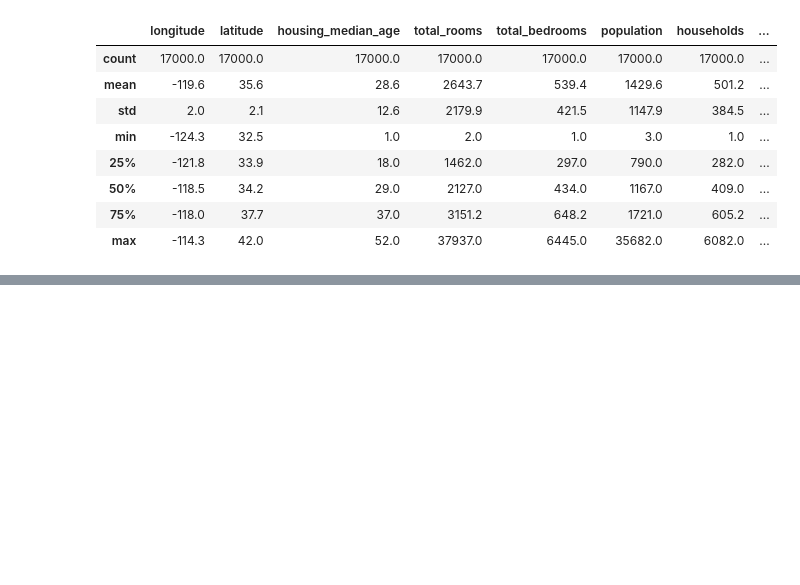
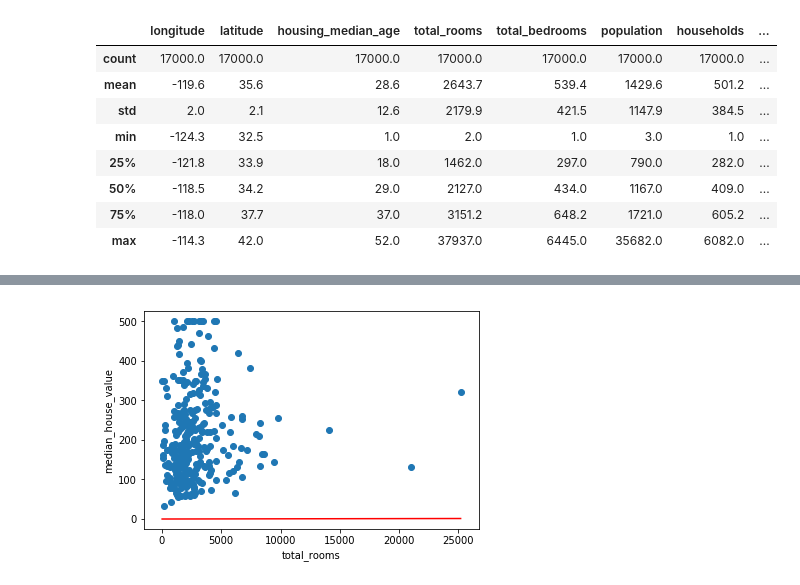
Before and after one commit to worachai3/tensorflow-introduction, a Jupyter notebook: tensorflow_introduction.ipynb, the cells around one changed output, grey strips where cells are left out. Saved outputs shown, nothing was run; the diff lists cells and outputs as text; code cells hidden in the pictures; blank space fills up the shorter version.

```diff
--- a/tensorflow_introduction.ipynb
+++ b/tensorflow_introduction.ipynb
@@ -92,3 +79,19 @@ linear_regressor = tf.estimator.LinearRegressor(
     feature_columns=feature_columns,
     optimizer=my_optimizer
 )
+# %%
+def my_input_fn(features, targets, batch_size=1, shuffle=True, num_epochs=None):
+    features = {key:np.array(value) for key, value in dict(features).items()}
+    ds = Dataset.from_tensor_slices((features, targets))
+    ds = ds.batch(batch_size).repeat(num_epochs)
+
+    if shuffle:
+        ds = ds.shuffle(buffer_size=10000)
+
+    features, labels = ds.make_one_shot_iterator().get_next()
+    return features, labels
+# %%
+_ = linear_regressor.train(
+    input_fn = lambda:my_input_fn(my_feature, targets),
+    steps=100
+    )
@@ -94,0 +140,22 @@ linear_regressor = tf.estimator.LinearRegressor(
+# %%
+sample = california_housing_dataframe.sample(n=300)
+# %%
+x_0 = sample['total_rooms'].min()
+x_1 = sample['total_rooms'].max()
+
+weight = linear_regressor.get_variable_value('linear/linear_model/total_rooms/weights')[0]
+bias = linear_regressor.get_variable_value('linear/linear_model/bias_weights')
+
+y_0 = weight * x_0 + bias
+y_1 = weight * x_1 + bias
+
+plt.plot([x_0, x_1], [y_0, y_1], c='r')
+
+plt.ylabel('median_house_value')
+plt.xlabel('total_rooms')
+
+plt.scatter(sample['total_rooms'], sample['median_house_value'])
+
+plt.show()
+# %% [output]
+[figure, added]
```
Also changed, not shown: parts of 8 cells of this notebook.
